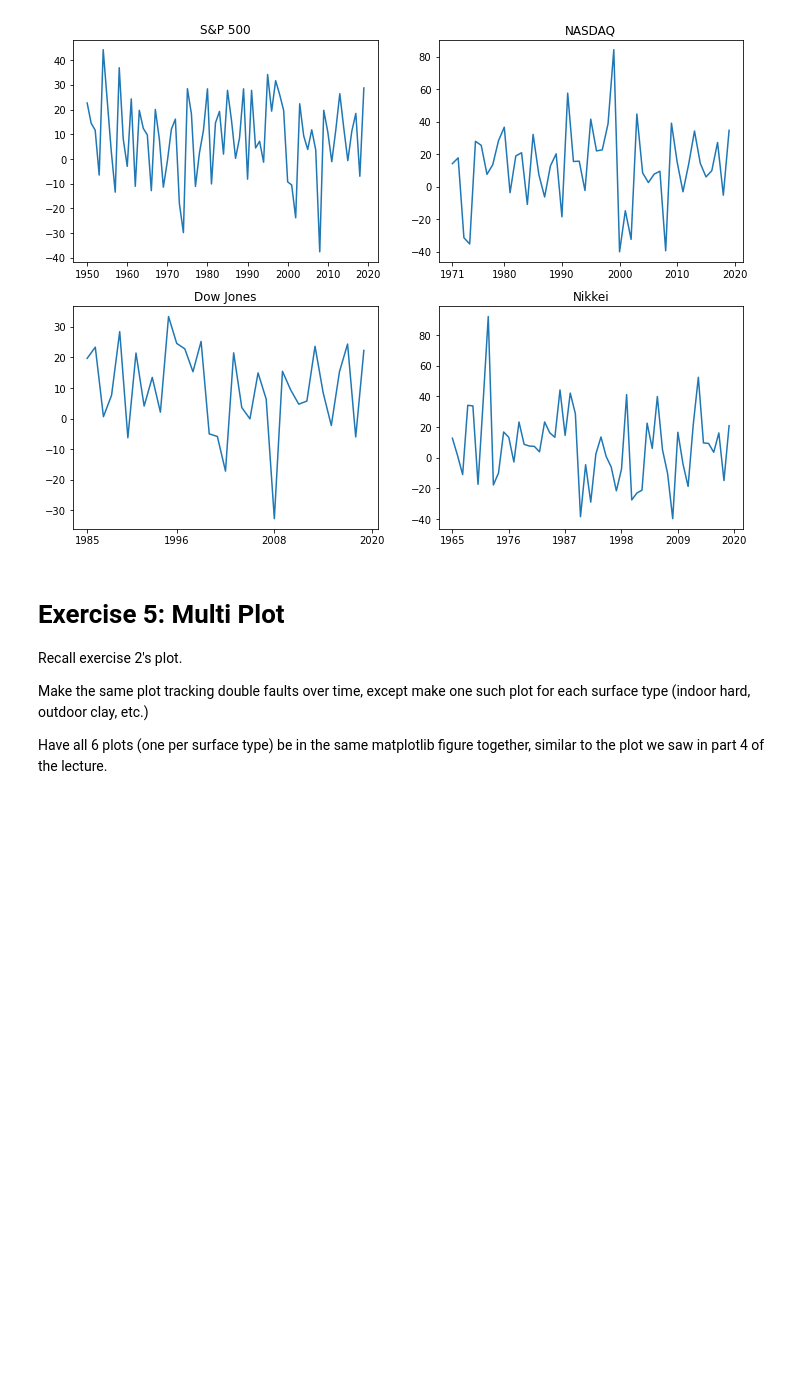
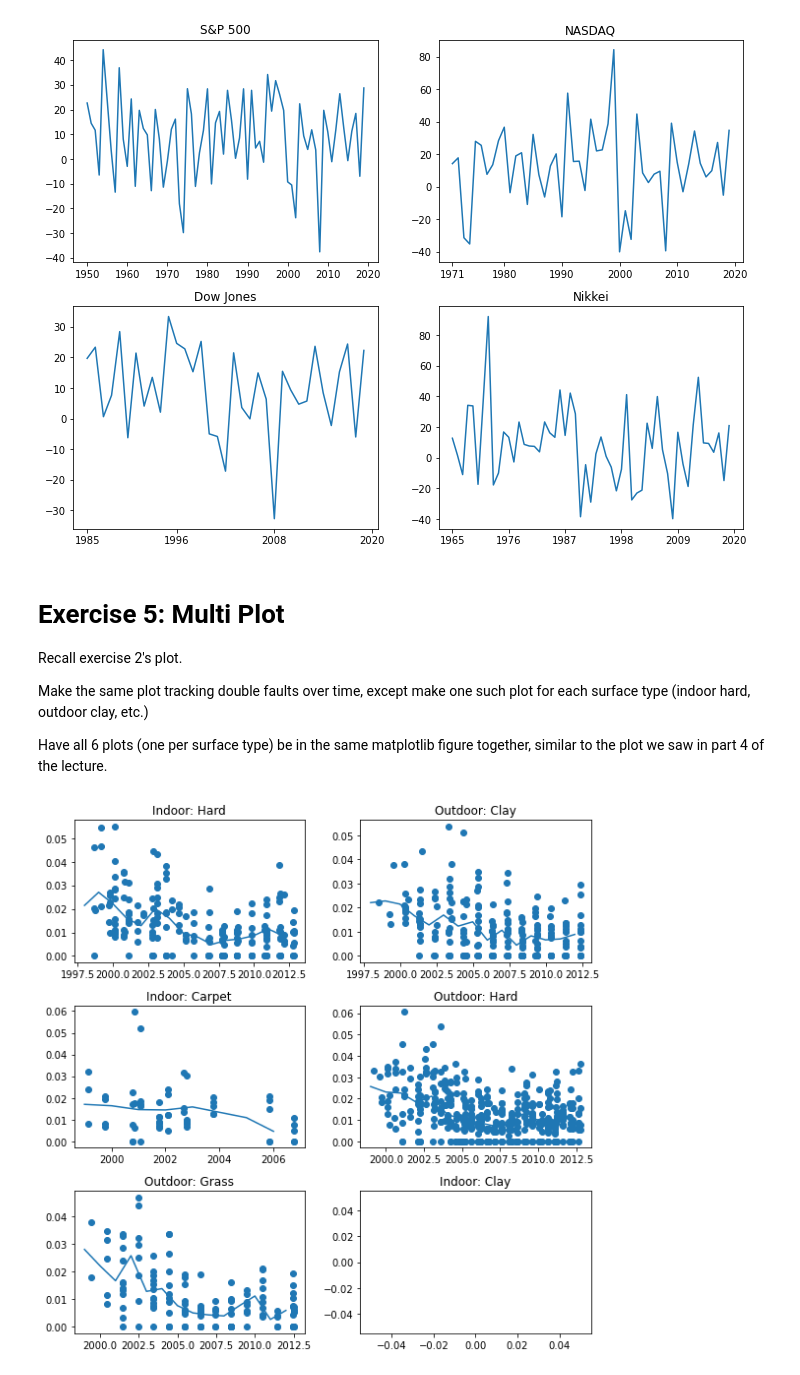
Before and after one commit to cb-ds-1/m2-2-viz, a Jupyter notebook: workshop.ipynb, the cells around one changed output. Saved outputs shown, nothing was run; the diff lists cells and outputs as text; code cells hidden in the pictures; blank space fills up the shorter version.

```diff
--- a/workshop.ipynb
+++ b/workshop.ipynb
@@ -309,3 +312,35 @@ Recall exercise 2's plot.
 Make the same plot tracking double faults over time, except make one such plot for each surface type (indoor hard, outdoor clay, etc.)
 
 Have all 6 plots (one per surface type) be in the same matplotlib figure together, similar to the plot we saw in part 4 of the lecture.
+# %%
+import pandas as pd
+import matplotlib.pyplot as plt
+
+# Helps us build a subplot grid
+def chunks(lst, n):
+    """Yield successive n-sized chunks from lst."""
+    for i in range(0, len(lst), n):
+        yield lst[i:i + n]
+
+# From exercise 2
+calc_dbl_faults(df)
+
+surfaces = df.surface.unique()
+n_rows = 2
+surf_grid = list(chunks(surfaces, n_rows))
+
+for i in range(len(surfaces)):
+    field = surfaces[i]
+    df_field = df[df.surface == field]
+    means = df_field.groupby(["year"])["dbl_faults_pm"].mean()
+
+    plt.subplot(len(surf_grid), n_rows, i + 1)
+    plt.scatter(df_field['plot_year'], df_field['dbl_faults_pm'])
+    plt.plot(df_field['year'].unique(), means.tolist())
+    plt.title(field)
+
+plt.rcParams["figure.figsize"] = (8,8)
+plt.tight_layout()
+plt.show()
+# %% [output]
+[figure, added]
```
Also changed, not shown: parts of 2 cells of this notebook.
